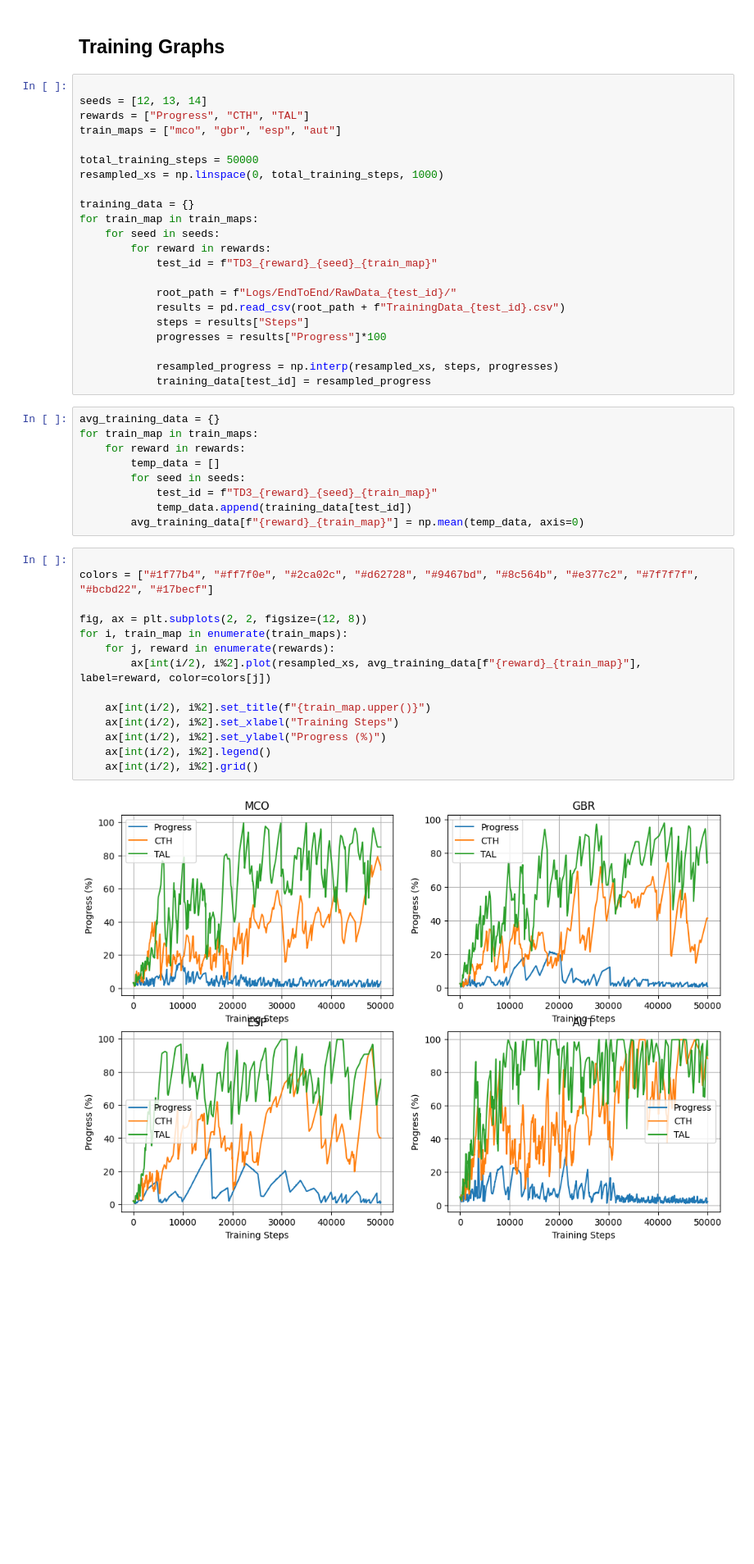
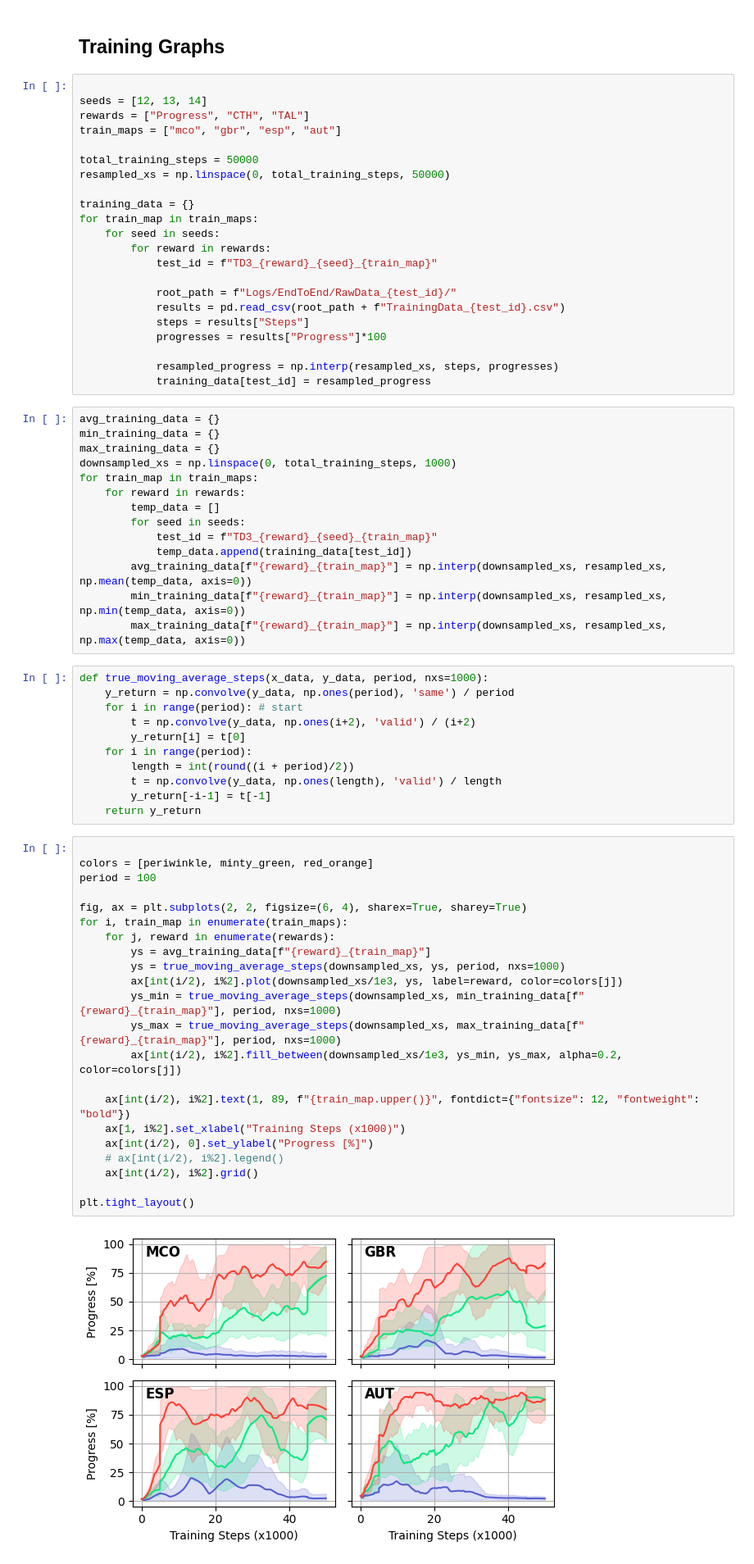
Before and after one commit to BDEvan5/f1tenth_benchmarks, a Jupyter notebook: Notebooks/drl_results.ipynb, the cells around one changed output. Shown at 82% size. Saved outputs shown, nothing was run; the diff lists cells and outputs as text; blank space fills up the shorter version.

```diff
--- a/Notebooks/drl_results.ipynb
+++ b/Notebooks/drl_results.ipynb
@@ -36,7 +37,7 @@ rewards = ["Progress", "CTH", "TAL"]
 train_maps = ["mco", "gbr", "esp", "aut"]
 
 total_training_steps = 50000
-resampled_xs = np.linspace(0, total_training_steps, 1000)
+resampled_xs = np.linspace(0, total_training_steps, 50000)
 
 training_data = {}
 for train_map in train_maps:
@@ -53,26 +54,50 @@ for train_map in train_maps:
             training_data[test_id] = resampled_progress
 # %%
 avg_training_data = {}
+min_training_data = {}
+max_training_data = {}
+downsampled_xs = np.linspace(0, total_training_steps, 1000)
 for train_map in train_maps:
     for reward in rewards:
         temp_data = []
         for seed in seeds:
             test_id = f"TD3_{reward}_{seed}_{train_map}"
             temp_data.append(training_data[test_id])
-        avg_training_data[f"{reward}_{train_map}"] = np.mean(temp_data, axis=0)
+        avg_training_data[f"{reward}_{train_map}"] = np.interp(downsampled_xs, resampled_xs, np.mean(temp_data, axis=0))
+        min_training_data[f"{reward}_{train_map}"] = np.interp(downsampled_xs, resampled_xs, np.min(temp_data, axis=0))
+        max_training_data[f"{reward}_{train_map}"] = np.interp(downsampled_xs, resampled_xs, np.max(temp_data, axis=0))
+# %%
+def true_moving_average_steps(x_data, y_data, period, nxs=1000):
+    y_return = np.convolve(y_data, np.ones(period), 'same') / period
+    for i in range(period): # start
+        t = np.convolve(y_data, np.ones(i+2), 'valid') / (i+2)
+        y_return[i] = t[0]
+    for i in range(period):
+        length = int(round((i + period)/2))
+        t = np.convolve(y_data, np.ones(length), 'valid') / length
+        y_return[-i-1] = t[-1]
+    return y_return
 # %%
 
-colors = ["#1f77b4", "#ff7f0e", "#2ca02c", "#d62728", "#9467bd", "#8c564b", "#e377c2", "#7f7f7f", "#bcbd22", "#17becf"]
+colors = [periwinkle, minty_green, red_orange]
+period = 100
 
-fig, ax = plt.subplots(2, 2, figsize=(12, 8))
+fig, ax = plt.subplots(2, 2, figsize=(6, 4), sharex=True, sharey=True)
 for i, train_map in enumerate(train_maps):
     for j, reward in enumerate(rewards):
-        ax[int(i/2), i%2].plot(resampled_xs, avg_training_data[f"{reward}_{train_map}"], label=reward, color=colors[j])
+        ys = avg_training_data[f"{reward}_{train_map}"]
+        ys = true_moving_average_steps(downsampled_xs, ys, period, nxs=1000)
+        ax[int(i/2), i%2].plot(downsampled_xs/1e3, ys, label=reward, color=colors[j])
+        ys_min = true_moving_average_steps(downsampled_xs, min_training_data[f"{reward}_{train_map}"], period, nxs=1000)
+        ys_max = true_moving_average_steps(downsampled_xs, max_training_data[f"{reward}_{train_map}"], period, nxs=1000)
+        ax[int(i/2), i%2].fill_between(downsampled_xs/1e3, ys_min, ys_max, alpha=0.2, color=colors[j])
 
-    ax[int(i/2), i%2].set_title(f"{train_map.upper()}")
-    ax[int(i/2), i%2].set_xlabel("Training Steps")
-    ax[int(i/2), i%2].set_ylabel("Progress (%)")
-    ax[int(i/2), i%2].legend()
+    ax[int(i/2), i%2].text(1, 89, f"{train_map.upper()}", fontdict={"fontsize": 12, "fontweight": "bold"})
+    ax[1, i%2].set_xlabel("Training Steps (x1000)")
+    ax[int(i/2), 0].set_ylabel("Progress [%]")
+    # ax[int(i/2), i%2].legend()
     ax[int(i/2), i%2].grid()
+
+plt.tight_layout()
 # %% [output]
-[figure, old version]
+[figure, new version]
```
Also changed, not shown: parts of 7 cells of this notebook, 2 other files.
